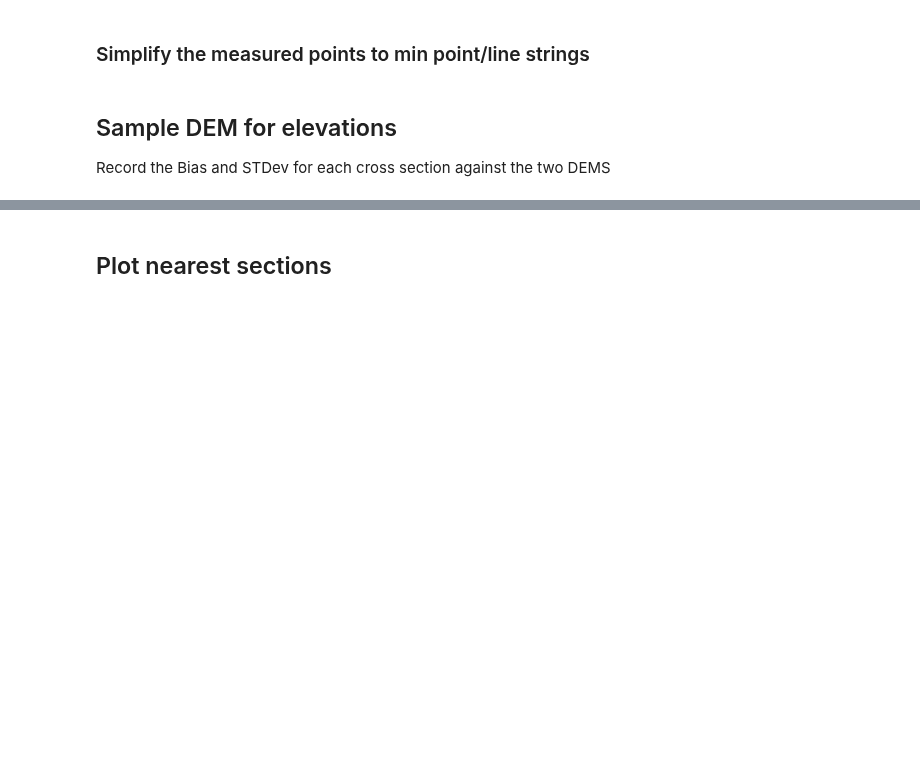
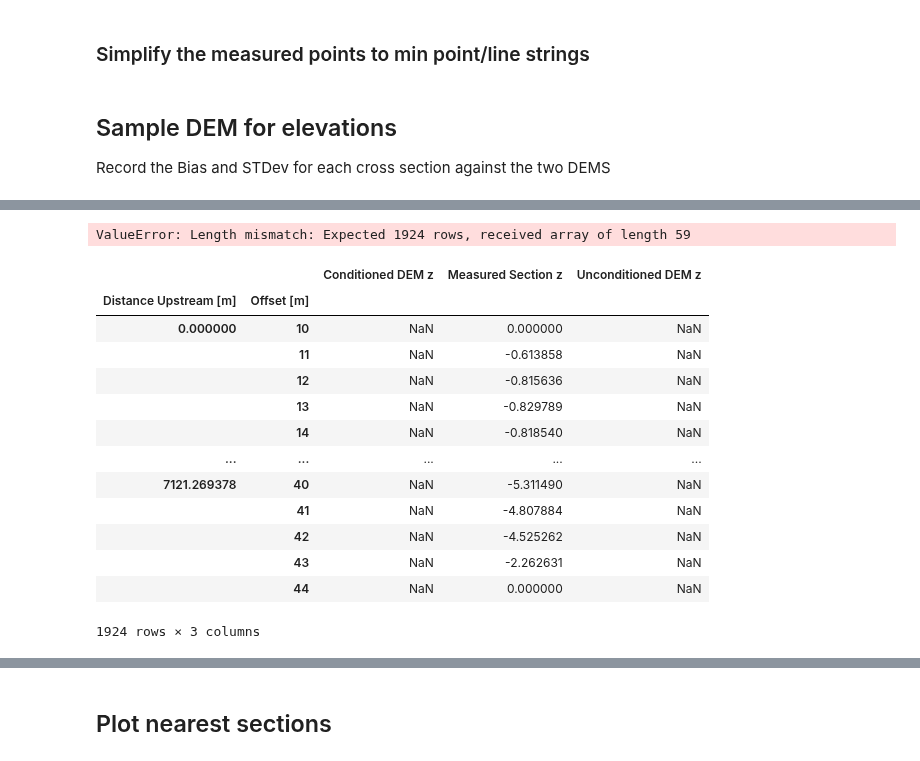
Before and after one commit to rosepearson/Hydrologic-DEMs-scripts, a Jupyter notebook: jupyter_notebooks/river_bathymetry/waikanae_paper_plots.ipynb, the cells around one changed output, grey strips where cells are left out. Drawn from its saved outputs; the diff is of its cells as text; code cells hidden in the pictures; blank space fills up the shorter version.

```diff
--- a/jupyter_notebooks/river_bathymetry/waikanae_paper_plots.ipynb
+++ b/jupyter_notebooks/river_bathymetry/waikanae_paper_plots.ipynb
@@ -203,0 +260,21 @@ ax.spines['bottom'].set_position('zero')
+# %%
+t.set_index(channel_area.groupby("Distance Upstream [m]")["Measured Section z"].max())
+# %% [output]
+ValueError: Length mismatch: Expected 1924 rows, received array of length 59
+# %%
+channel_area.sub(pandas.DataFrame(section_max_evaluation), level=0)
+# %% [output]
+|  |  | Conditioned DEM z | Measured Section z | Unconditioned DEM z |
+| Distance Upstream [m] | Offset [m] |  |  |  |
+| 0.000000 | 10 | NaN | 0.000000 | NaN |
+|  | 11 | NaN | -0.613858 | NaN |
+|  | 12 | NaN | -0.815636 | NaN |
+|  | 13 | NaN | -0.829789 | NaN |
+|  | 14 | NaN | -0.818540 | NaN |
+| ... | ... | ... | ... | ... |
+| 7121.269378 | 40 | NaN | -5.311490 | NaN |
+|  | 41 | NaN | -4.807884 | NaN |
+|  | 42 | NaN | -4.525262 | NaN |
+|  | 43 | NaN | -2.262631 | NaN |
+|  | 44 | NaN | 0.000000 | NaN |
+1924 rows × 3 columns
```
Also changed, not shown: parts of 47 cells of this notebook.
